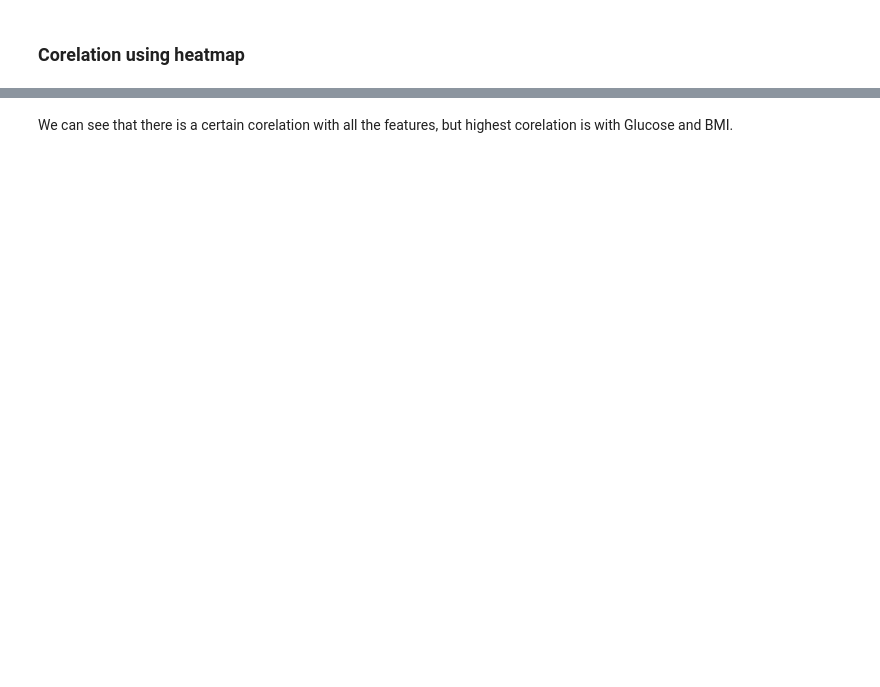
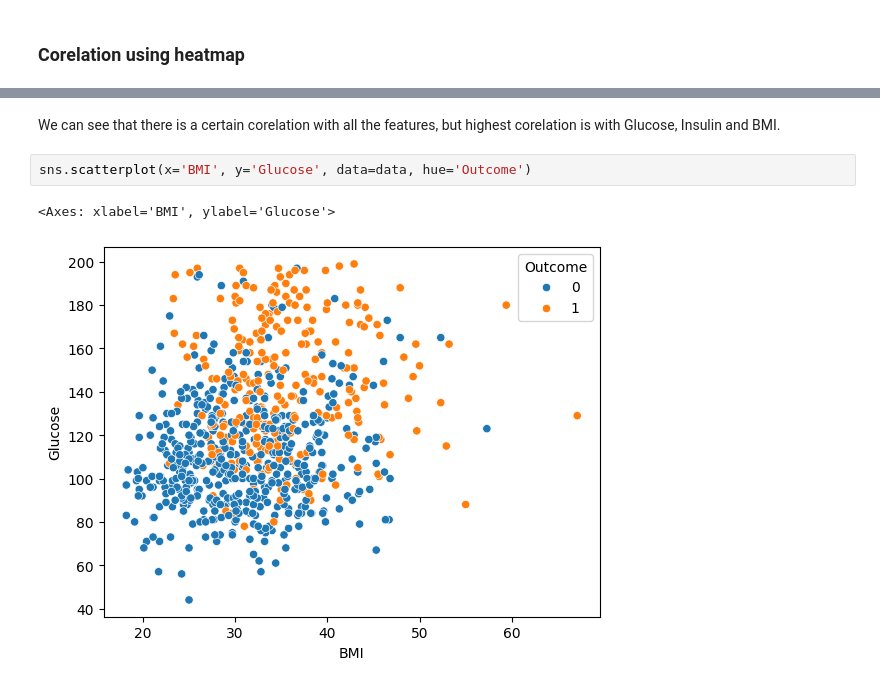
Before and after one commit to ottonovak/diabetes, a Jupyter notebook: main.ipynb, the cells around one changed output, grey strips where cells are left out. Drawn from its saved outputs; the diff is of its cells as text; blank space fills up the shorter version.

```diff
--- a/main.ipynb
+++ b/main.ipynb
@@ -157,2 +168,7 @@ sns.heatmap(data.corr(), annot=True)
 # %% [markdown]
-We can see that there is a certain corelation with all the features, but highest corelation is with Glucose and BMI.
+We can see that there is a certain corelation with all the features, but highest corelation is with Glucose, Insulin and BMI.
+# %%
+sns.scatterplot(x='BMI', y='Glucose', data=data, hue='Outcome')
+# %% [output]
+<Axes: xlabel='BMI', ylabel='Glucose'>
+[figure, added]
```
Also changed, not shown: parts of 21 cells of this notebook.
